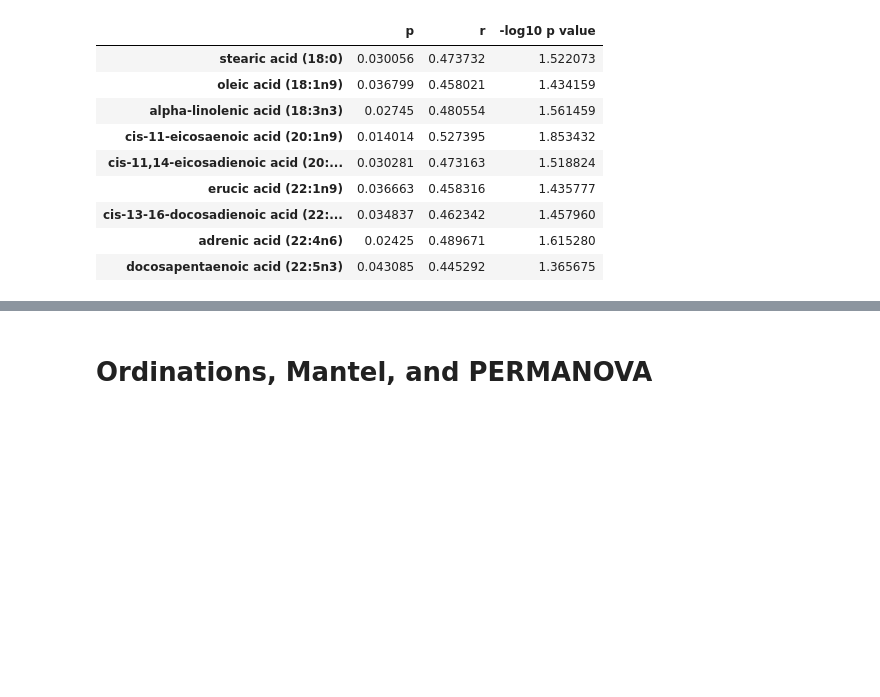
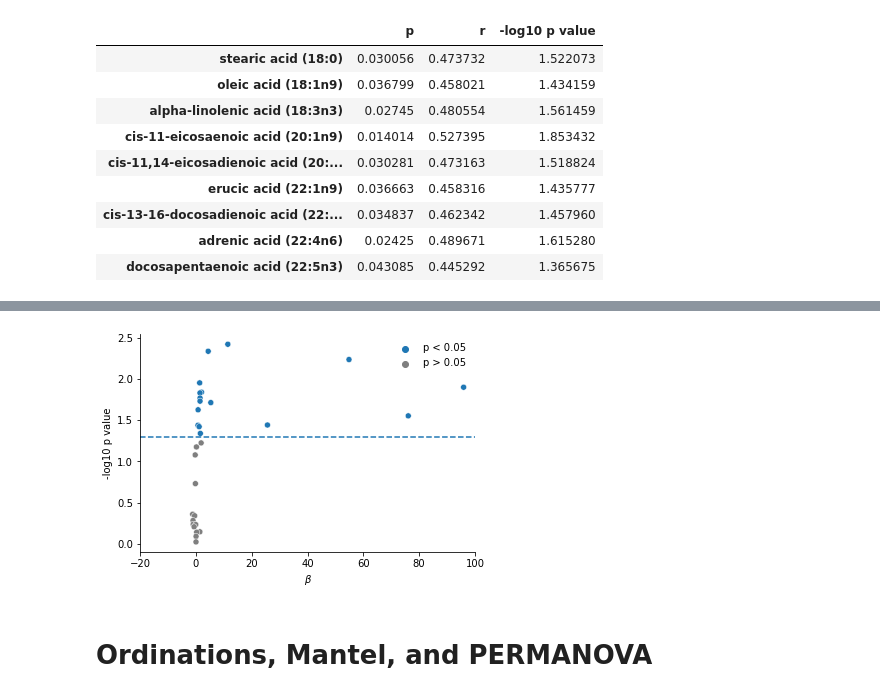
Before and after one commit to sterrettJD/Breastfed-Neonates, a Jupyter notebook: Metabolome.ipynb, the cells around one changed output, grey strips where cells are left out. Drawn from its saved outputs; the diff is of its cells as text; code cells hidden in the pictures; blank space fills up the shorter version.

Commit message:
Add linear mixed effects models

```diff
--- a/Metabolome.ipynb
+++ b/Metabolome.ipynb
@@ -268,0 +300,14 @@ pear_time_volc[pear_time_volc["p"]<0.05]
+# %%
+lme_time_volc = pd.DataFrame(index=lme_df.drop(["Timepoint", "Subjectcode"], axis=1).columns,
+                             columns=["p","beta"])
+
+for lipid in lme_df.drop(["Timepoint", "Subjectcode"], axis=1).columns:
+    lme = smf.mixedlm(f"{lipid} ~ Timepoint",
+                      lme_df,
+                      groups=lme_df["Subjectcode"]).fit()
+
+    lme_time_volc.loc[lipid, "p"] = lme.pvalues["Timepoint"]
+
+    lme_time_volc.loc[lipid, "beta"] = lme.params["Timepoint"]
+
+lme_time_volc["-log10 p value"] = lme_time_volc["p"].apply(lambda x: -1*np.log10(x))
@@ -269,3 +369,18 @@ pear_time_volc[pear_time_volc["p"]<0.05]
+# %%
+ax = sns.scatterplot(y="-log10 p value",x="beta",
+                     hue="significance type",
+                     palette=["tab:blue", "tab:grey"],
+                     data=lme_time_volc)
+
+ax.axhline(-np.log10(0.05), ls="--")
+ax.set(xlim=(-20,100), xlabel=r"$\beta$")
+
+ax.spines[["right", "top"]].set_visible(False)
+ax.legend(frameon=False)
+
+plt.show()
+# %% [output]
+[figure, added]
 # %% [markdown]
 # Ordinations, Mantel, and PERMANOVA
 # %%
```
Also changed, not shown: parts of 10 cells of this notebook.
